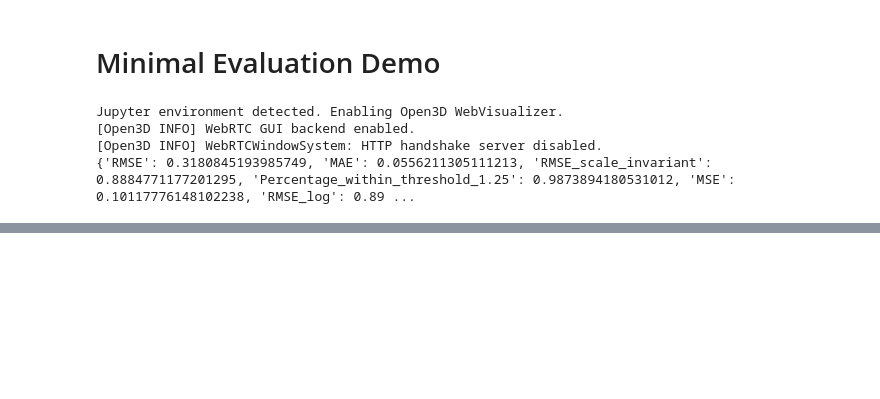
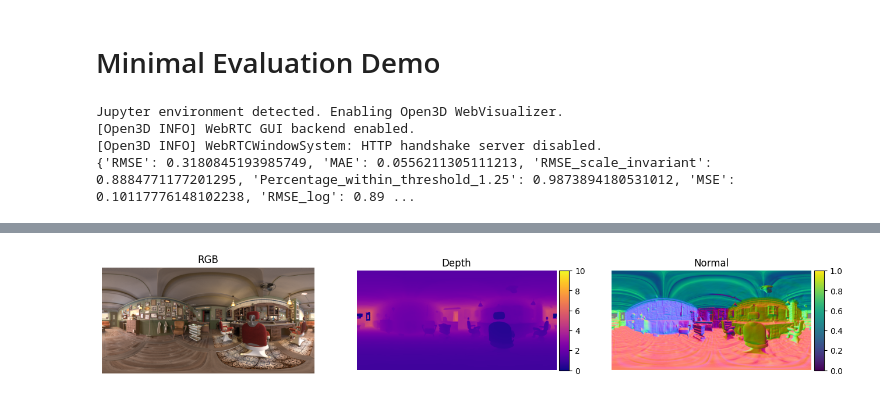
Before and after one commit to gsisaoki/Omnidirectional_Blender_3D_Dataset, a Jupyter notebook: eval_demo.ipynb, the cells around one changed output, grey strips where cells are left out. Drawn from its saved outputs; the diff is of its cells as text; code cells hidden in the pictures; blank space fills up the shorter version.

Commit message:
add evaluation using all training view

```diff
--- a/eval_demo.ipynb
+++ b/eval_demo.ipynb
@@ -30,0 +33,80 @@ visualize_rgb_depth_normal(rgb, depth_map, normal_map, visualize_depth_max=8.0)
+# %%
+method = "NeuS"
+view_interval = 4
+is_demo = True
+
+# scene name and max depth value
+scene_dict = {
+    "barbershop": 10,
+    "archiviz-flat": 20,
+    "bistro": 50,
+    "classroom": 15,
+    "EmeraldSquare": 70,
+    "fisher-hut": 70,
+    "lone-monk": 25,
+    "restroom": 20,
+    "san-miguel": 20,
+    "sponza": 20,
+    "sun_temple": 20,
+    "pavillion": 50,
+}
+
+capture_types = ["Egocentric", "Non-Egocentric"]
+
+for scene, depth_max_value in scene_dict.items():
+    for capture_type in capture_types:
+        base_data_dir = f'/path/to/OB3D/{scene}/{capture_type}'
+
+        ply_path = f'/path/to/OB3D/{scene}/{capture_type}/mesh.ply'
+
+        camera_path_list = sorted(glob.glob(os.path.join(base_data_dir, 'cameras/*.json')))
+        gt_rgb_path_list = sorted(glob.glob(os.path.join(base_data_dir, 'images/*.png')))
+        gt_depth_path_list = sorted(glob.glob(os.path.join(base_data_dir, 'depths/*.exr')))
+
+        print(f"Total number of views: {len(range(0, len(camera_path_list), view_interval))}")
+        print(f"Picked views: {list(range(0, len(camera_path_list), view_interval))}")
+
+        all_depth_metrics = []
+        for i in range(0, len(camera_path_list), view_interval):
+            camera_path = camera_path_list[i]
+            gt_rgb_path = gt_rgb_path_list[i]
+            gt_depth_path = gt_depth_path_list[i]
+
+            depth_map, normal_map = equirectangular_renderer_from_mesh(ply_path, camera_path, width=1600, height=800)
+
+            # visualize rendered depth map and normal map
+            if i == 0:
+                rgb = np.array(Image.open(gt_rgb_path))
+                print(f"----- View idx: {i} -----")
+                visualize_rgb_depth_normal(rgb, depth_map, normal_map, visualize_depth_max=depth_max_value)
+
+            depth_map_gt = np.array(read_exr_depth(gt_depth_path)).astype(np.float32)
+            depth_metrics = calculate_metrics(depth_map, depth_map_gt, depth_max_value=depth_max_value)
+            all_depth_metrics.append(depth_metrics)
+
+        from collections import defaultdict
+        values = defaultdict(list)
+        for entry in all_depth_metrics:
+            for key, val in entry.items():
+                if not np.isnan(val) and not np.isinf(val):
+                    values[key].append(val)
+
+        # calculate the average of each metric
+        averages = {key: np.mean(vals) for key, vals in values.items()}
+        for key, val in averages.items():
+            print(f"{key}: {val:.6f}")
+
+        # save the metrics to a JSON file
+        save_dir = f"./metrics/{method}_demo"
+        os.makedirs(save_dir, exist_ok=True)
+        with open(os.path.join(save_dir, f"{scene}_{capture_type}_depth_metrics.json"), 'w') as f:
+            json.dump(averages, f, indent=4)
+        print(f"Metrics saved to {save_dir}")
+
+
+        if is_demo:
+            break
+    if is_demo:
+        print("Demo mode: stopping after the evaluation of a first scene.")
+        break
+# %% [output]
@@ -30,0 +116 @@ visualize_rgb_depth_normal(rgb, depth_map, normal_map, visualize_depth_max=8.0)
+[figure, added]
```
Also changed, not shown: parts of 7 cells of this notebook.
